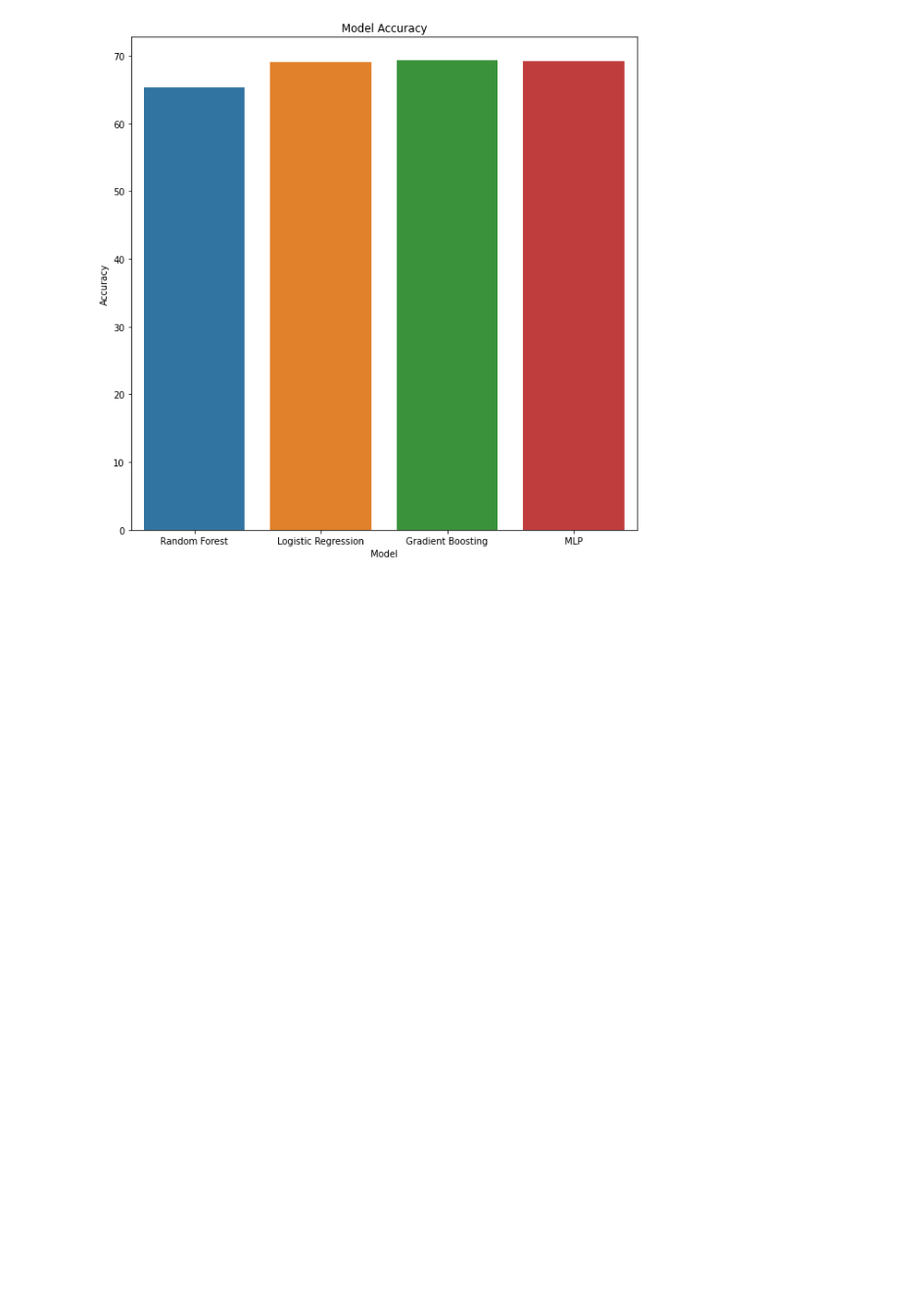
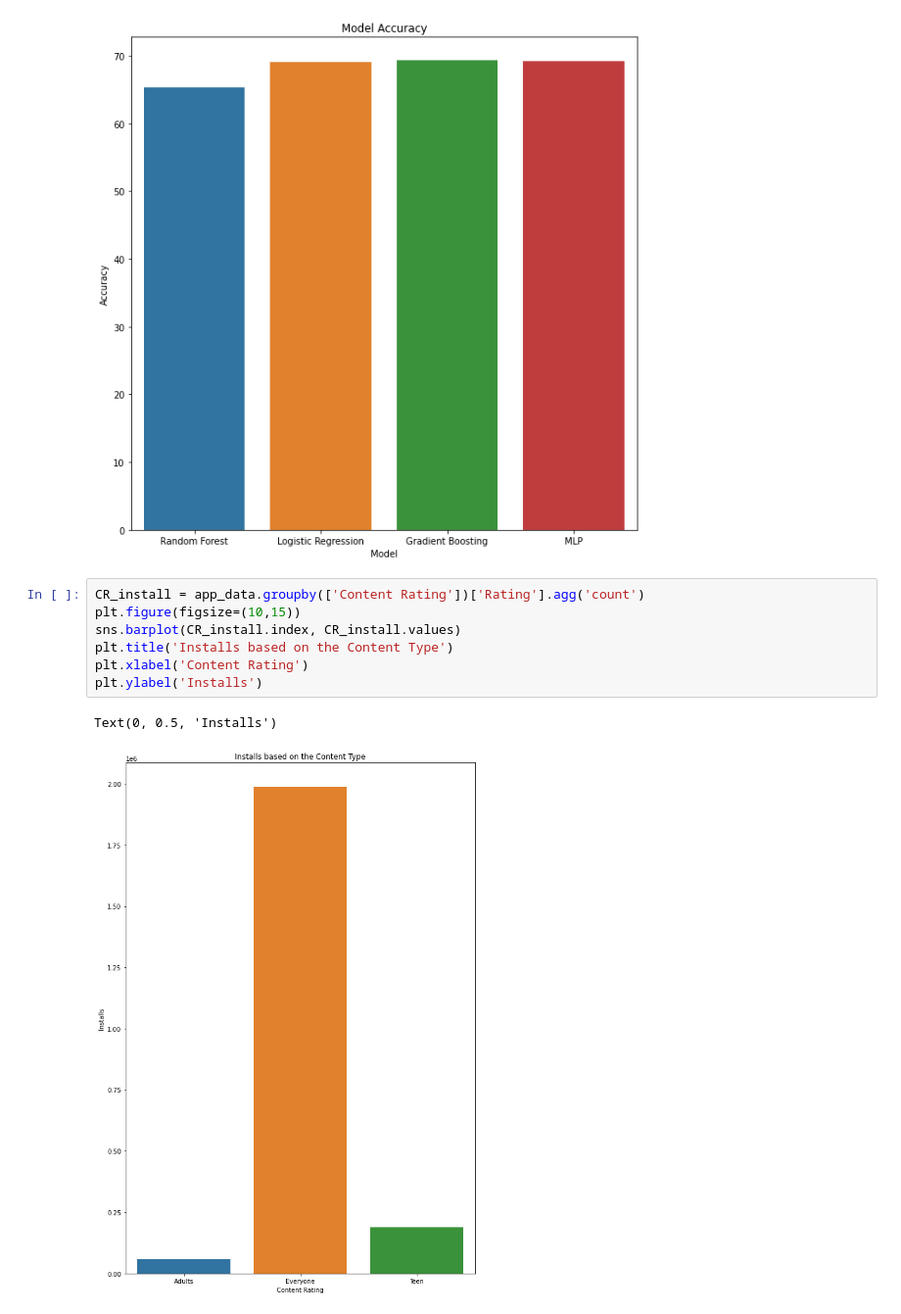
Before and after one commit to mv30/cmpe_255_group_project, a Jupyter notebook: PreProcess_RandomForest.ipynb, the cells around one changed output. Shown: that part at 98% size. Saved outputs shown, nothing was run; the diff lists cells and outputs as text; blank space fills up the shorter version.

Commit message:
added metric for count distribution over attributes

```diff
--- a/PreProcess_RandomForest.ipynb
+++ b/PreProcess_RandomForest.ipynb
@@ -430,3 +432,13 @@ plt.ylabel('Accuracy')
 # %% [output]
 Text(0, 0.5, 'Accuracy')
 [figure]
+# %%
+CR_install = app_data.groupby(['Content Rating'])['Rating'].agg('count')
+plt.figure(figsize=(10,15))
+sns.barplot(CR_install.index, CR_install.values)
+plt.title('Installs based on the Content Type')
+plt.xlabel('Content Rating')
+plt.ylabel('Installs')
+# %% [output]
+Text(0, 0.5, 'Installs')
+[figure, added]
```
Also changed, not shown: parts of 4 cells of this notebook.
